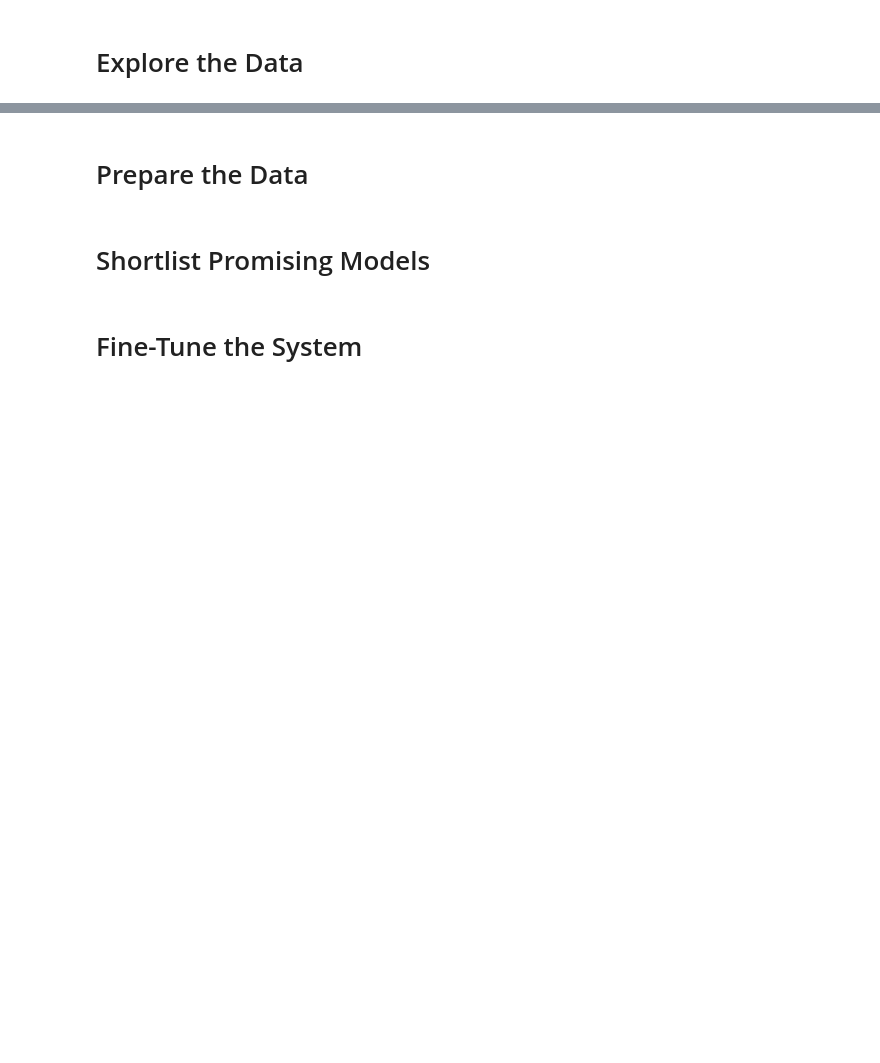
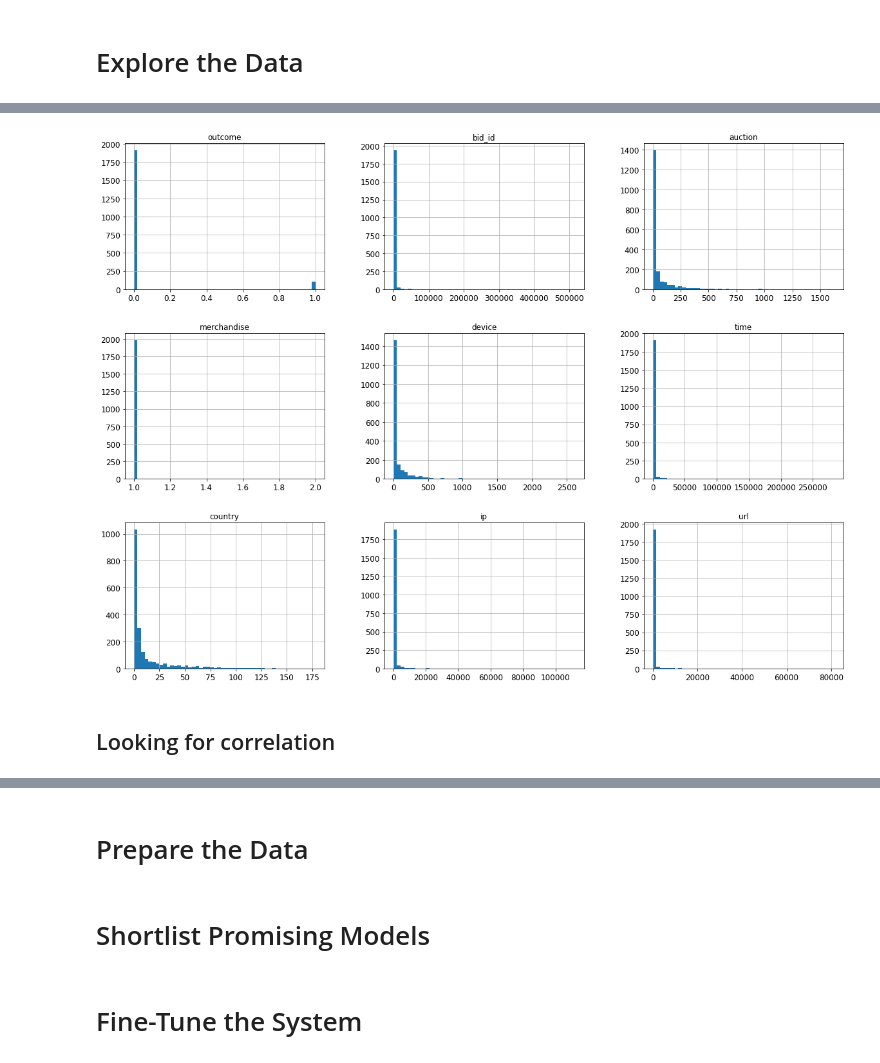
Before and after one commit to WeiKeongOng/fb-recruiting-human-robot, a Jupyter notebook: eda.ipynb, the cells around one changed output, grey strips where cells are left out. Drawn from its saved outputs; the diff is of its cells as text; code cells hidden in the pictures; blank space fills up the shorter version.

```diff
--- a/eda.ipynb
+++ b/eda.ipynb
@@ -157,2 +179,9 @@ bidders_test.head()
 # %% [markdown]
 # Explore the Data
+# %%
+# Create a list of columns for counting
+grouping_cols = list(bids.columns)
+grouping_cols.remove('bidder_id')
+# %%
+# Group by "bidder_id"
+bids_grouped = bids.groupby("bidder_id")[grouping_cols].nunique().reset_index()
@@ -158,0 +198,3 @@ bidders_test.head()
+# %%
+# merge the bids_grouped df with bidders_train df
+train_df = bidders_train.merge(bids_grouped, how='left', on="bidder_id")
@@ -158,0 +220,3 @@ bidders_test.head()
+# %%
+# Convert the "outcome" to int64
+train_df["outcome"] = train_df["outcome"].apply(np.int64)
@@ -158,0 +285,6 @@ bidders_test.head()
+# %%
+train_df.hist(bins=50, figsize=(20,15));
+# %% [output]
+[figure, added]
+# %% [markdown]
+## Looking for correlation
```
Also changed, not shown: parts of 14 cells of this notebook.
